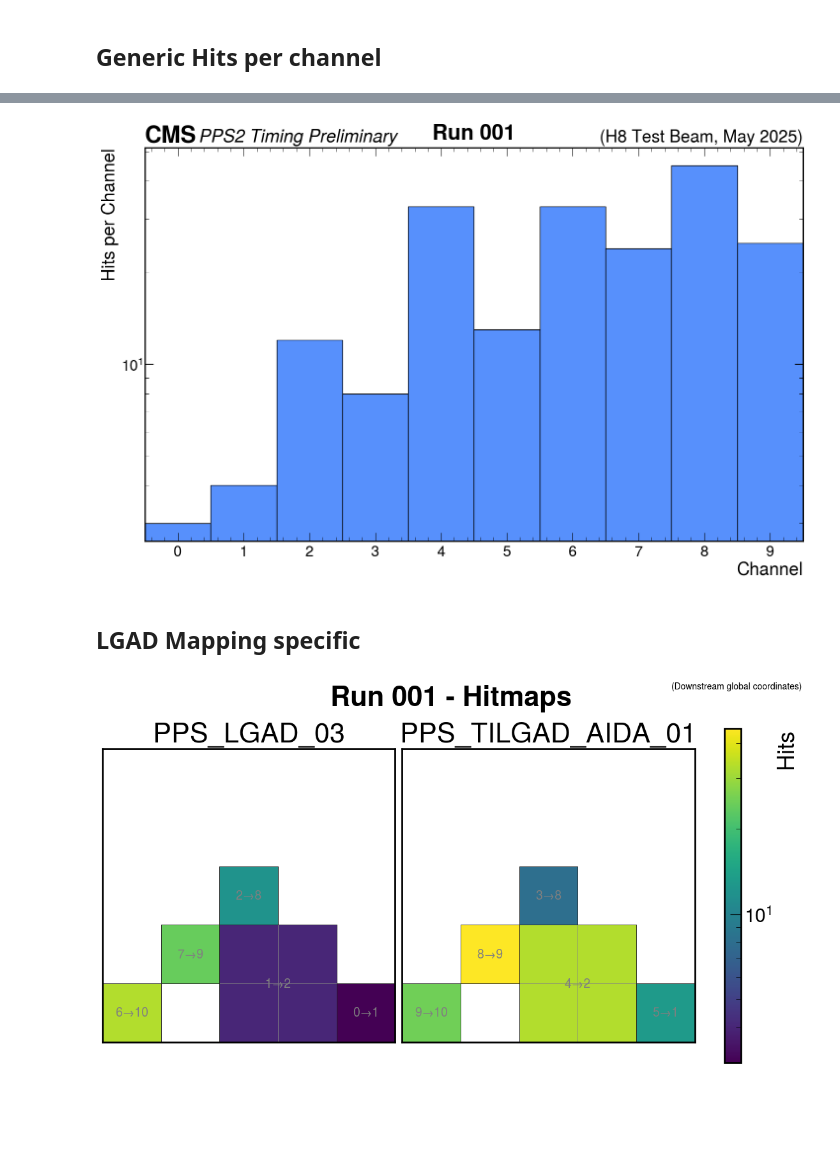
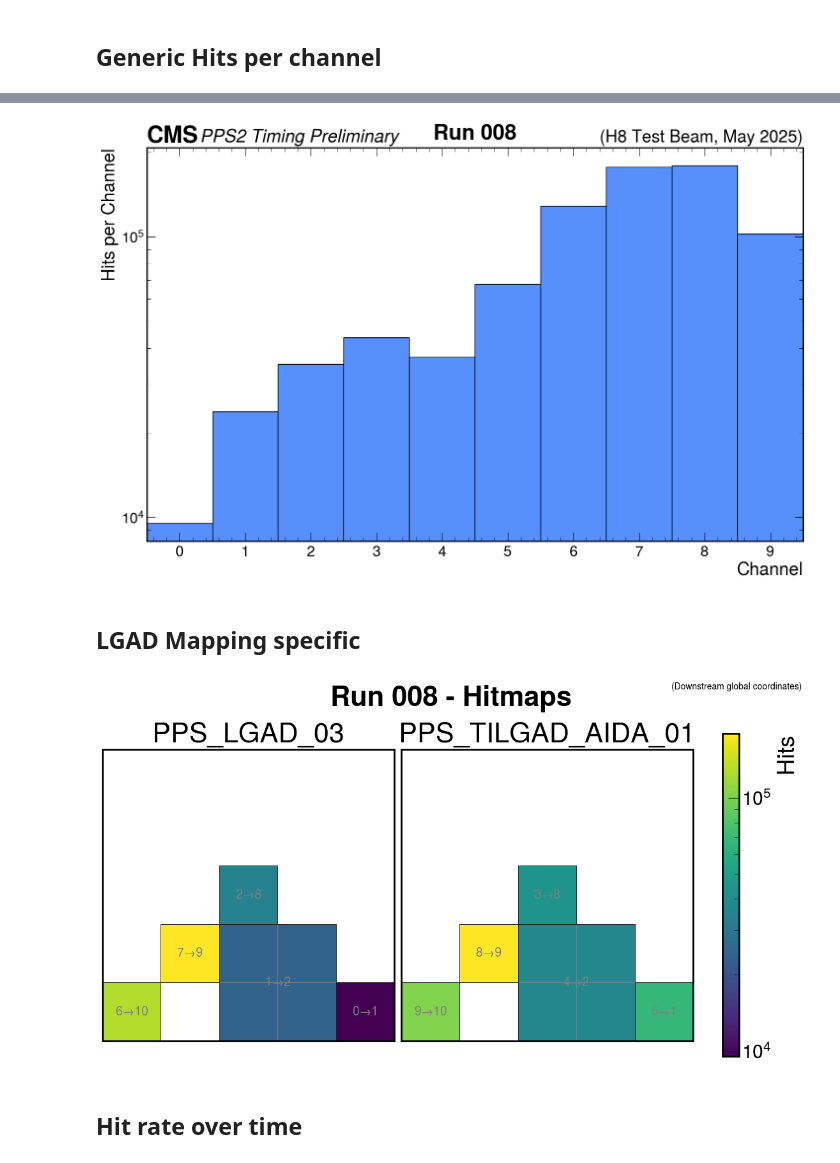
Before and after one commit to cbeiraod/PPS2-Timing-TB-Analysis, a Jupyter notebook: GetHits.ipynb, the cells around one changed output, grey strips where cells are left out. Saved outputs shown, nothing was run; the diff lists cells and outputs as text; code cells hidden in the pictures; blank space fills up the shorter version.

```diff
--- a/GetHits.ipynb
+++ b/GetHits.ipynb
@@ -57,7 +57,7 @@ tmp.decode_data(parquet_path=Path("./Run002.parquet"))
 # %%
 from PPS_TB_202505_RunDB import runs_to_configs, run_config_info
 from PPS_TB_202505_RunDB import run_info as run_info_dict
-run_to_process = "Run001"
+run_to_process = "Run008"
 
 parquet_file = Path(f"./{run_to_process}.parquet")
 
@@ -128,8 +135,8 @@ hit_summary
 # %%
 title = run_info.name
-plot_channel_hits(hit_summary, 0, 9, cms_label="PPS2 Timing Preliminary", rlabel="(H8 Test Beam, May 2025)", log_y=True, figsize = (15, 10), title=title)
+fig = plot_channel_hits(hit_summary, 0, 9, cms_label="PPS2 Timing Preliminary", rlabel="(H8 Test Beam, May 2025)", log_y=True, figsize = (15, 10), title=title)
 # %% [output]
-[figure, old version]
+[figure, new version]
 # %% [markdown]
 ## LGAD Mapping specific
 # %%
@@ -151,4 +158,6 @@ fig = plot_hitmap(
     coordinates="global",
 )
 # %% [output]
-[figure, old version]
+[figure, new version]
+# %% [markdown]
+## Hit rate over time
```
Also changed, not shown: parts of 25 cells of this notebook.
